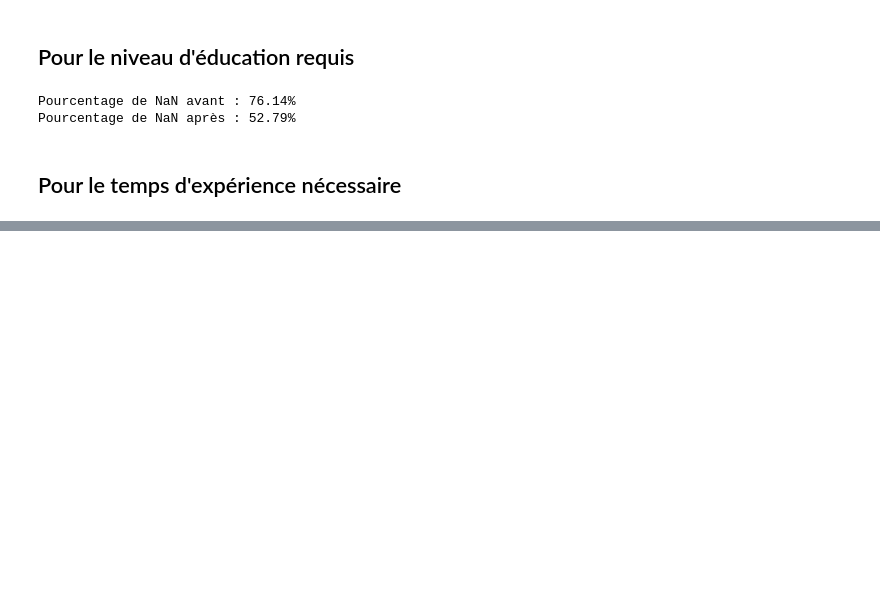
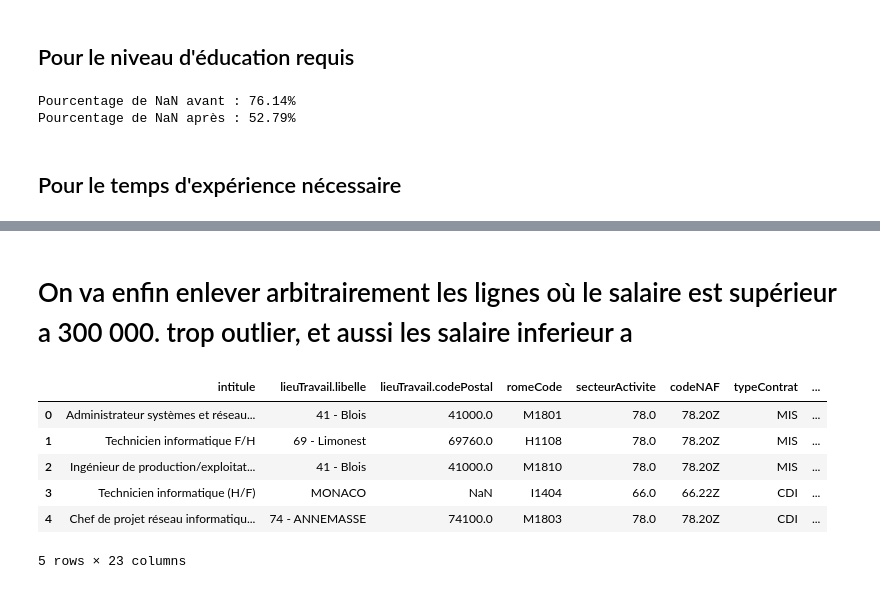
Before and after one commit to smnnawal4/projet-salaires, a Jupyter notebook: Romain_Scrapping/fill_data.ipynb, the cells around one changed output, grey strips where cells are left out. Cells and saved outputs as stored; diff of their text form; code cells hidden in the pictures; blank space fills up the shorter version.

Commit message:
enfin fini la partie extraction des données

```diff
--- a/Romain_Scrapping/fill_data.ipynb
+++ b/Romain_Scrapping/fill_data.ipynb
@@ -512 +524,3 @@ Pourcentage de NaN avant : 4.70%
 Pourcentage de NaN après : 4.70%
+# %% [markdown]
+# On va enfin enlever arbitrairement les lignes où le salaire est supérieur a 300 000. trop outlier, et aussi les salaire inferieur a
@@ -512,0 +529,10 @@ Pourcentage de NaN après : 4.70%
+# %%
+df.head()
+# %% [output]
+|  | intitule | lieuTravail.libelle | lieuTravail.codePostal | romeCode | secteurActivite | codeNAF | typeContrat | ... |
+| 0 | Administrateur systèmes et réseau... | 41 - Blois | 41000.0 | M1801 | 78.0 | 78.20Z | MIS | ... |
+| 1 | Technicien informatique F/H | 69 - Limonest | 69760.0 | H1108 | 78.0 | 78.20Z | MIS | ... |
+| 2 | Ingénieur de production/exploitat... | 41 - Blois | 41000.0 | M1810 | 78.0 | 78.20Z | MIS | ... |
+| 3 | Technicien informatique (H/F) | MONACO | NaN | I1404 | 66.0 | 66.22Z | CDI | ... |
+| 4 | Chef de projet réseau informatiqu... | 74 - ANNEMASSE | 74100.0 | M1803 | 78.0 | 78.20Z | CDI | ... |
+5 rows × 23 columns
```
Also changed, not shown: parts of 14 cells of this notebook, 2 other files.
